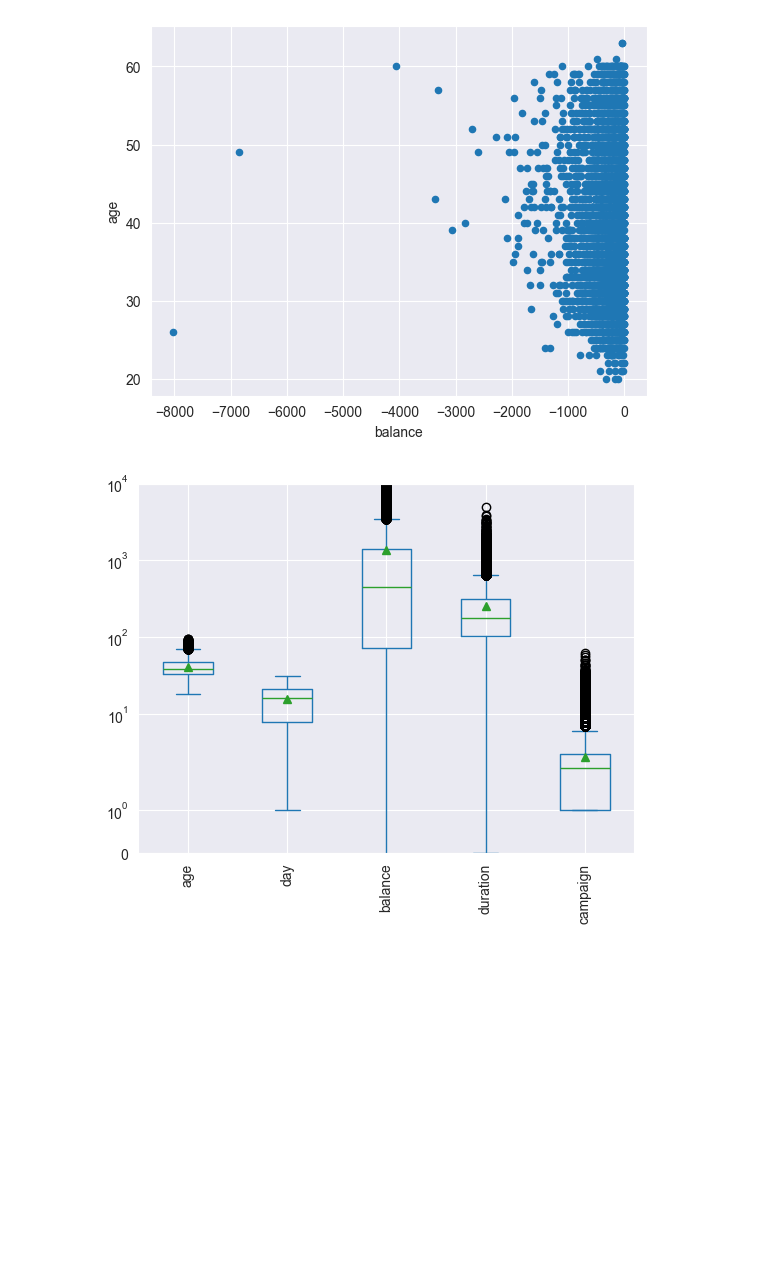
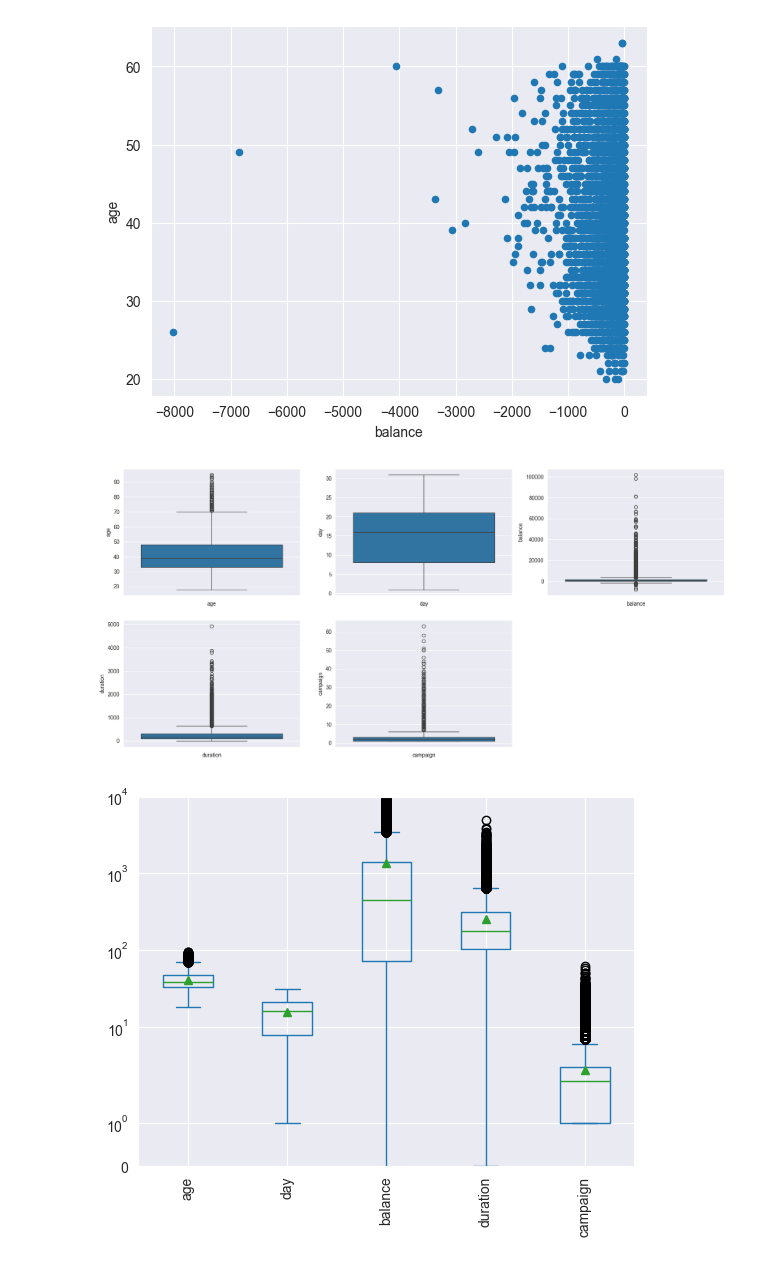
Before and after one commit to chMastellou/Data_Analysis_Assignment_2024, a Jupyter notebook: data_preprocessing/data_preprocessing.ipynb, the cells around one changed output. Drawn from its saved outputs; the diff is of its cells as text; code cells hidden in the pictures; blank space fills up the shorter version.

```diff
--- a/data_preprocessing/data_preprocessing.ipynb
+++ b/data_preprocessing/data_preprocessing.ipynb
@@ -85,6 +84,18 @@ scatter_test.plot.scatter(x='balance', y='age')
 [figure]
 # %%
 data_outliers = data_no_dupes[data_no_dupes['balance'] > -3500]
+# %%
+numerical_feats = ["age","day", "balance", "duration", "campaign"]
+plt.figure(figsize=(20,60),)
+plotnumber = 1
+for num in numerical_feats:
+    ax = plt.subplot(12,3,plotnumber)
+    sns.boxplot(data_no_dupes[num])
+    plt.xlabel(num)
+    plotnumber += 1
+plt.show()
+# %% [output]
+[figure, added]
 # %%
 boxplot_data = data_no_dupes[["age","day", "balance", "duration", "campaign"]]
 fig, ax = plt.subplots(1, 1)
```
Also changed, not shown: parts of 22 cells of this notebook, 1 other file.
